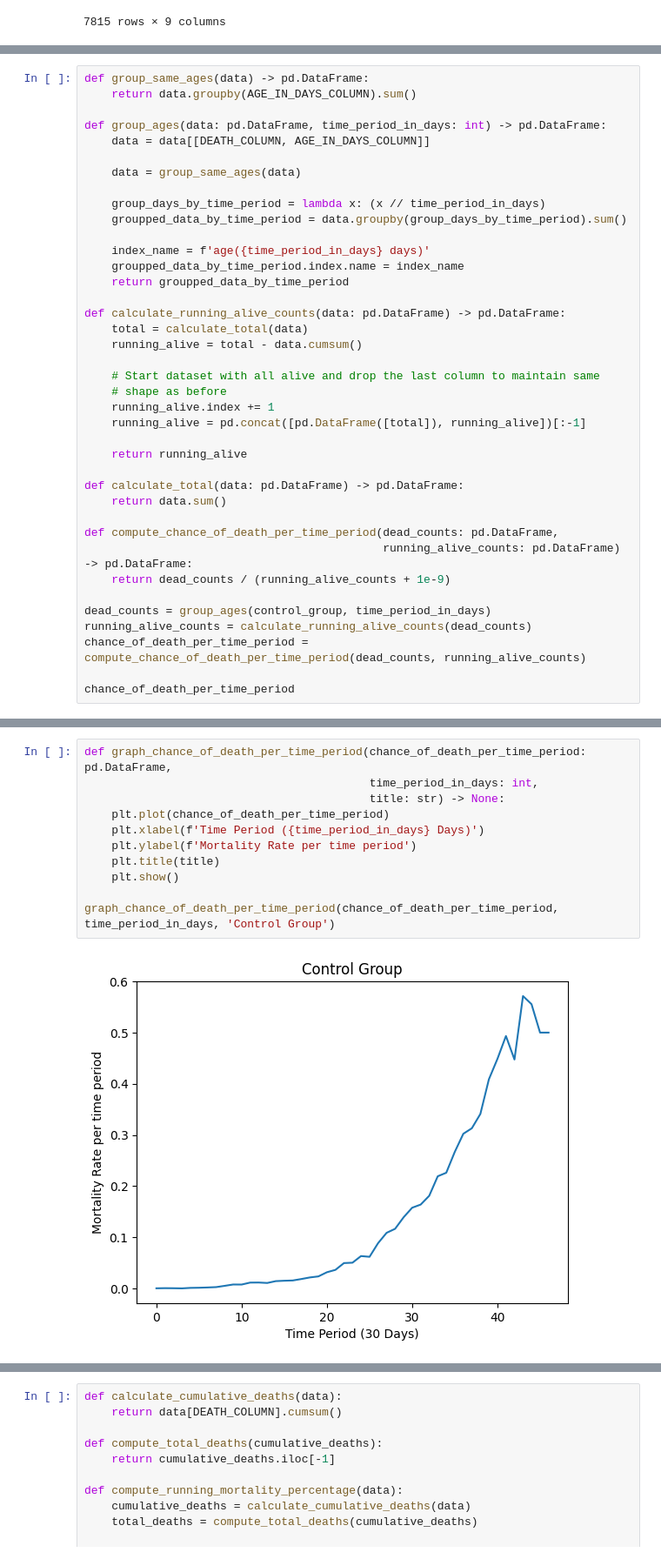
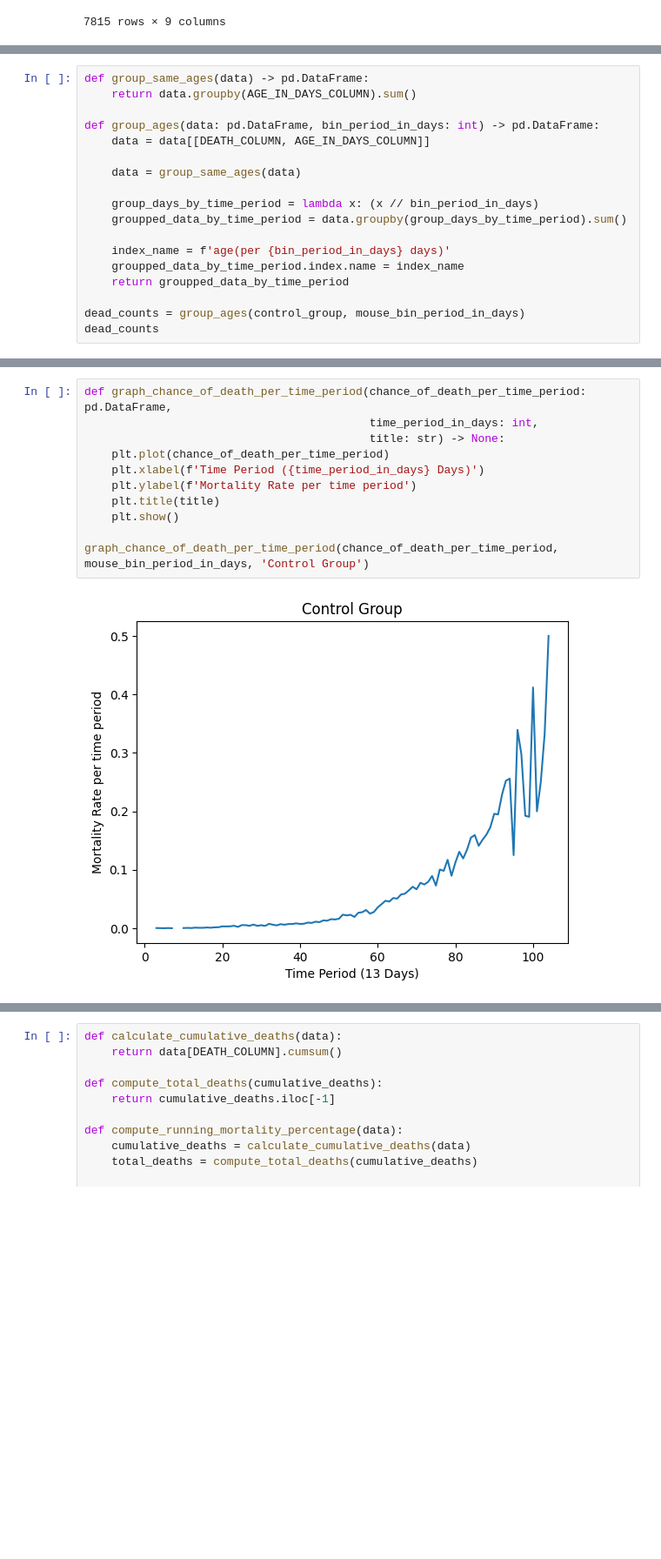
Before and after one commit to shs2017/Data-Literacy, a Jupyter notebook: Lifespans_ITP1.ipynb, the cells around one changed output, grey strips where cells are left out. Shown at 87% size. Drawn from its saved outputs; the diff is of its cells as text; blank space fills up the shorter version.

```diff
--- a/Lifespans_ITP1.ipynb
+++ b/Lifespans_ITP1.ipynb
@@ -76,40 +90,19 @@ control_group
 def group_same_ages(data) -> pd.DataFrame:
     return data.groupby(AGE_IN_DAYS_COLUMN).sum()
 
-def group_ages(data: pd.DataFrame, time_period_in_days: int) -> pd.DataFrame:
+def group_ages(data: pd.DataFrame, bin_period_in_days: int) -> pd.DataFrame:
     data = data[[DEATH_COLUMN, AGE_IN_DAYS_COLUMN]]
 
     data = group_same_ages(data)
 
-    group_days_by_time_period = lambda x: (x // time_period_in_days)
+    group_days_by_time_period = lambda x: (x // bin_period_in_days)
     groupped_data_by_time_period = data.groupby(group_days_by_time_period).sum()
 
-    index_name = f'age({time_period_in_days} days)'
+    index_name = f'age(per {bin_period_in_days} days)'
     groupped_data_by_time_period.index.name = index_name
     return groupped_data_by_time_period
 
-def calculate_running_alive_counts(data: pd.DataFrame) -> pd.DataFrame:
-    total = calculate_total(data)
-    running_alive = total - data.cumsum()
-
-    # Start dataset with all alive and drop the last column to maintain same
-    # shape as before
-    running_alive.index += 1
-    running_alive = pd.concat([pd.DataFrame([total]), running_alive])[:-1]
-
-    return running_alive
-
-def calculate_total(data: pd.DataFrame) -> pd.DataFrame:
-    return data.sum()
-
-def compute_chance_of_death_per_time_period(dead_counts: pd.DataFrame,
-                                            running_alive_counts: pd.DataFrame) -> pd.DataFrame:
-    return dead_counts / (running_alive_counts + 1e-9)
-
-dead_counts = group_ages(control_group, time_period_in_days)
-running_alive_counts = calculate_running_alive_counts(dead_counts)
-chance_of_death_per_time_period = compute_chance_of_death_per_time_period(dead_counts, running_alive_counts)
-
-chance_of_death_per_time_period
+dead_counts = group_ages(control_group, mouse_bin_period_in_days)
+dead_counts
 # %% [output]
 |  | dead |
@@ -132,13 +163,13 @@ chance_of_death_per_time_period
 # %%
 def graph_chance_of_death_per_time_period(chance_of_death_per_time_period: pd.DataFrame,
                                           time_period_in_days: int,
                                           title: str) -> None:
     plt.plot(chance_of_death_per_time_period)
     plt.xlabel(f'Time Period ({time_period_in_days} Days)')
     plt.ylabel(f'Mortality Rate per time period')
     plt.title(title)
     plt.show()
 
-graph_chance_of_death_per_time_period(chance_of_death_per_time_period, time_period_in_days, 'Control Group')
+graph_chance_of_death_per_time_period(chance_of_death_per_time_period, mouse_bin_period_in_days, 'Control Group')
 # %% [output]
-[figure, old version]
+[figure, new version]
```
Also changed, not shown: parts of 21 cells of this notebook.
